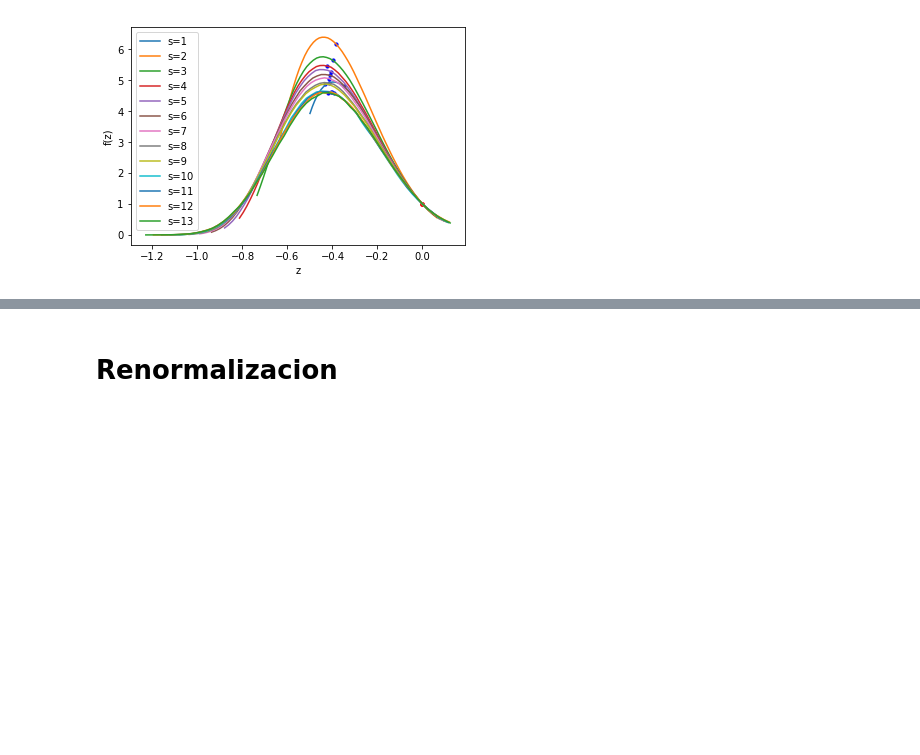
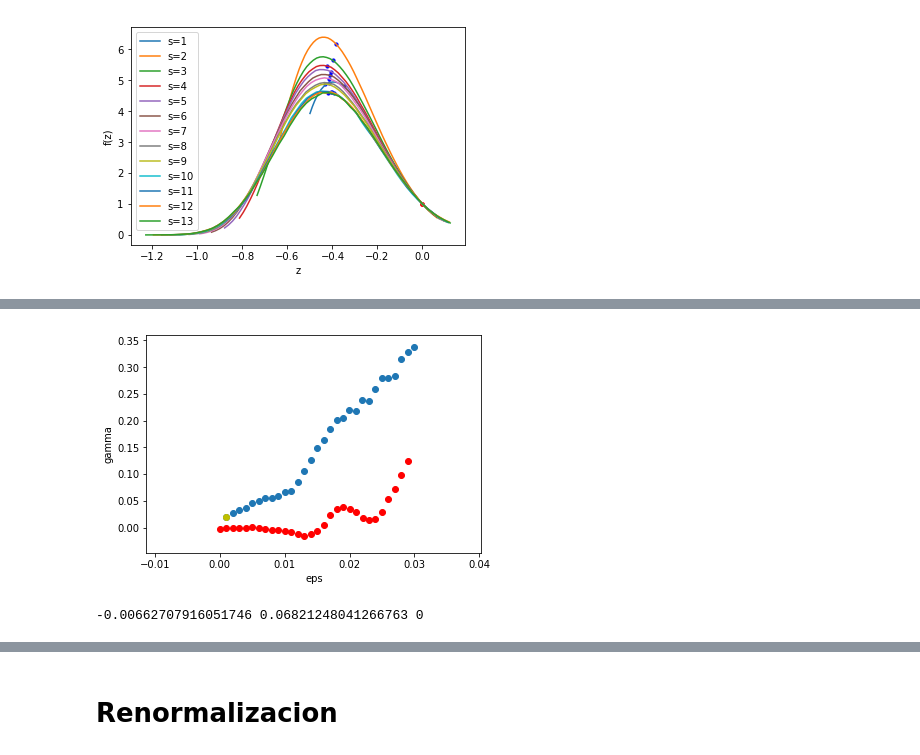
Before and after one commit to Luciousboy/computacional, a Jupyter notebook: graficador.ipynb, the cells around one changed output, grey strips where cells are left out. Saved outputs shown, nothing was run; the diff lists cells and outputs as text; code cells hidden in the pictures; blank space fills up the shorter version.

```diff
--- a/graficador.ipynb
+++ b/graficador.ipynb
@@ -883,3 +877,17 @@ for j in [1,4]:
+# %%
+mini=np.argmin([abs(i-j) for i,j in zip([i[1] for i in gamma_menos][0:20],[i[1] for i in gamma_mas][0:20])])
+plt.scatter([i[0] for i in gamma_menos][:30],[i[1] for i in gamma_menos][:30],color='r')
+plt.scatter([i[0] for i in gamma_mas][:30],[i[1] for i in gamma_mas[:30]])
+plt.scatter( gamma_mas[mini][0],gamma_mas[mini][1],color='y')
+plt.xlabel('eps')
+plt.ylabel('gamma')
+plt.show()
+# %% [output]
+[figure, added]
+# %%
+print(gamma_menos[10][1],gamma_mas[10][1],mini)
+# %% [output]
+-0.00662707916051746 0.06821248041266763 0
 # %%
 gamma_mas
 # %% [output]
```
Also changed, not shown: parts of 5 cells of this notebook.
